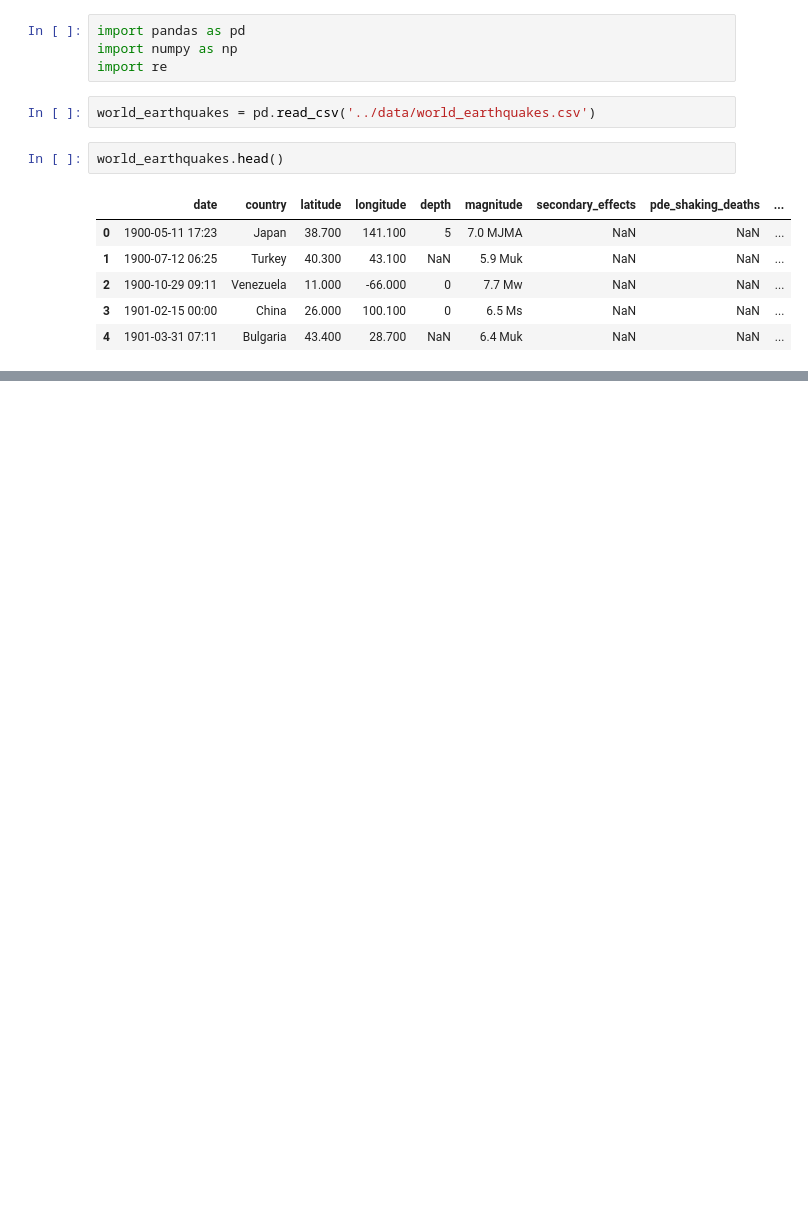
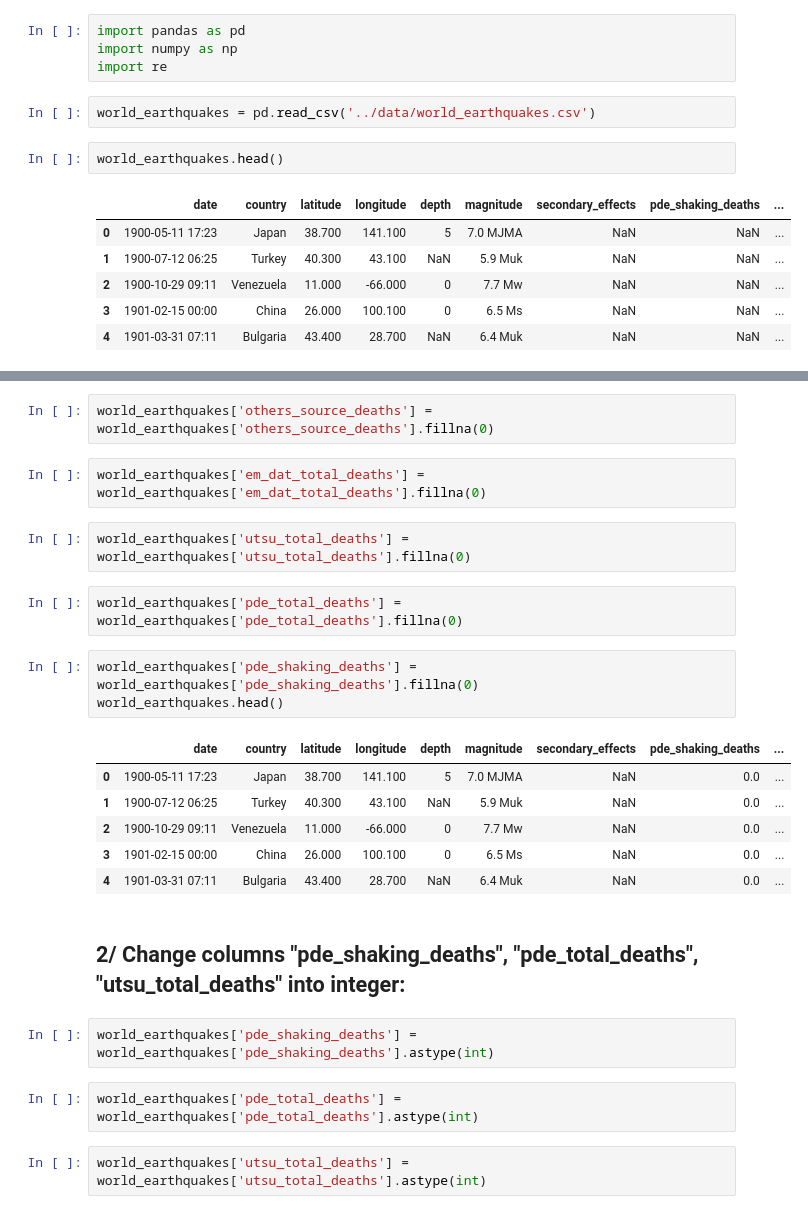
Before and after one commit to nss-data-science-cohort-4/dq3-earthquakes-amdquake, a Jupyter notebook: notebook/dq3-amdquake-alg-02-columns_cleaning.ipynb, the cells around one changed output, grey strips where cells are left out. Saved outputs shown, nothing was run; the diff lists cells and outputs as text; blank space fills up the shorter version.

Commit message:
deaths columns cleaning

```diff
--- a/notebook/dq3-amdquake-alg-02-columns_cleaning.ipynb
+++ b/notebook/dq3-amdquake-alg-02-columns_cleaning.ipynb
@@ -17,0 +27,26 @@ world_earthquakes.tail()
+# %%
+world_earthquakes['others_source_deaths'] = world_earthquakes['others_source_deaths'].fillna(0)
+# %%
+world_earthquakes['em_dat_total_deaths'] = world_earthquakes['em_dat_total_deaths'].fillna(0)
+# %%
+world_earthquakes['utsu_total_deaths'] = world_earthquakes['utsu_total_deaths'].fillna(0)
+# %%
+world_earthquakes['pde_total_deaths'] = world_earthquakes['pde_total_deaths'].fillna(0)
+# %%
+world_earthquakes['pde_shaking_deaths'] = world_earthquakes['pde_shaking_deaths'].fillna(0)
+world_earthquakes.head()
+# %% [output]
+|  | date | country | latitude | longitude | depth | magnitude | secondary_effects | pde_shaking_deaths | ... |
+| 0 | 1900-05-11 17:23 | Japan | 38.700 | 141.100 | 5 | 7.0 MJMA | NaN | 0.0 | ... |
+| 1 | 1900-07-12 06:25 | Turkey | 40.300 | 43.100 | NaN | 5.9 Muk | NaN | 0.0 | ... |
+| 2 | 1900-10-29 09:11 | Venezuela | 11.000 | -66.000 | 0 | 7.7 Mw | NaN | 0.0 | ... |
+| 3 | 1901-02-15 00:00 | China | 26.000 | 100.100 | 0 | 6.5 Ms | NaN | 0.0 | ... |
+| 4 | 1901-03-31 07:11 | Bulgaria | 43.400 | 28.700 | NaN | 6.4 Muk | NaN | 0.0 | ... |
+# %% [markdown]
+## 2/ Change columns "pde_shaking_deaths", "pde_total_deaths", "utsu_total_deaths" into integer:
+# %%
+world_earthquakes['pde_shaking_deaths'] = world_earthquakes['pde_shaking_deaths'].astype(int)
+# %%
+world_earthquakes['pde_total_deaths'] = world_earthquakes['pde_total_deaths'].astype(int)
+# %%
+world_earthquakes['utsu_total_deaths'] = world_earthquakes['utsu_total_deaths'].astype(int)
```
Also changed, not shown: parts of 63 cells of this notebook.
